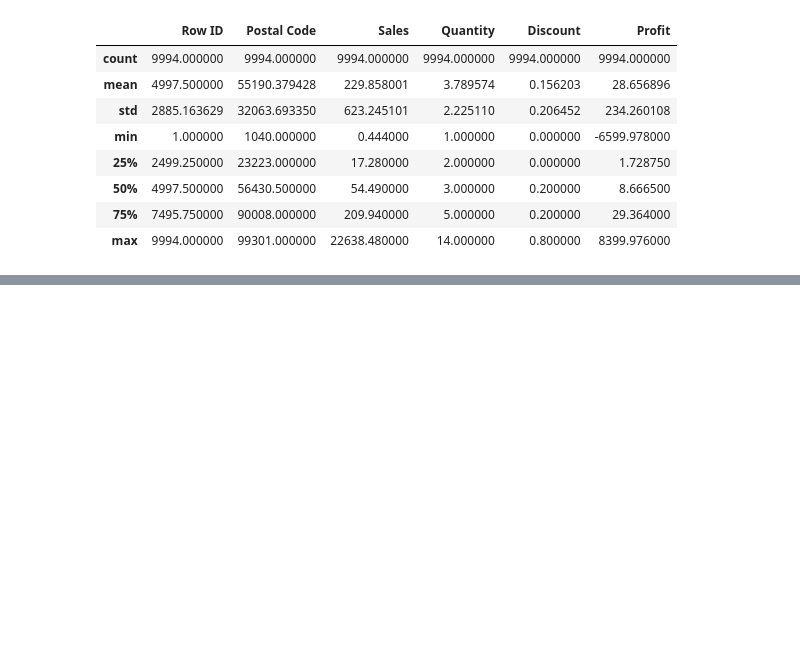
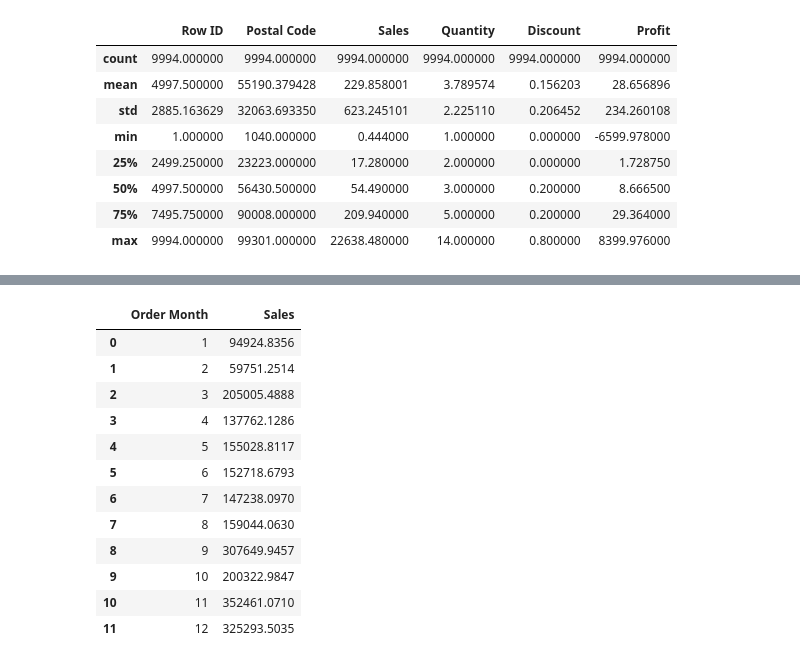
Before and after one commit to shiva3994/Practice, a Jupyter notebook: Daily Python/L_Superstore_report.ipynb, the cells around one changed output, grey strips where cells are left out. Drawn from its saved outputs; the diff is of its cells as text; code cells hidden in the pictures; blank space fills up the shorter version.

```diff
--- a/Daily Python/L_Superstore_report.ipynb
+++ b/Daily Python/L_Superstore_report.ipynb
@@ -89,0 +152,21 @@ data.describe()
+# %%
+sales_by_month = data.groupby('Order Month')['Sales'].sum().reset_index()
+                    #did group by so we can find monthly sales
+                    #for monthly sales we need order month and the sales
+# %%
+sales_by_month
+#it shows the sales by month
+# %% [output]
+|  | Order Month | Sales |
+| 0 | 1 | 94924.8356 |
+| 1 | 2 | 59751.2514 |
+| 2 | 3 | 205005.4888 |
+| 3 | 4 | 137762.1286 |
+| 4 | 5 | 155028.8117 |
+| 5 | 6 | 152718.6793 |
+| 6 | 7 | 147238.0970 |
+| 7 | 8 | 159044.0630 |
+| 8 | 9 | 307649.9457 |
+| 9 | 10 | 200322.9847 |
+| 10 | 11 | 352461.0710 |
+| 11 | 12 | 325293.5035 |
```
Also changed, not shown: parts of 11 cells of this notebook.
